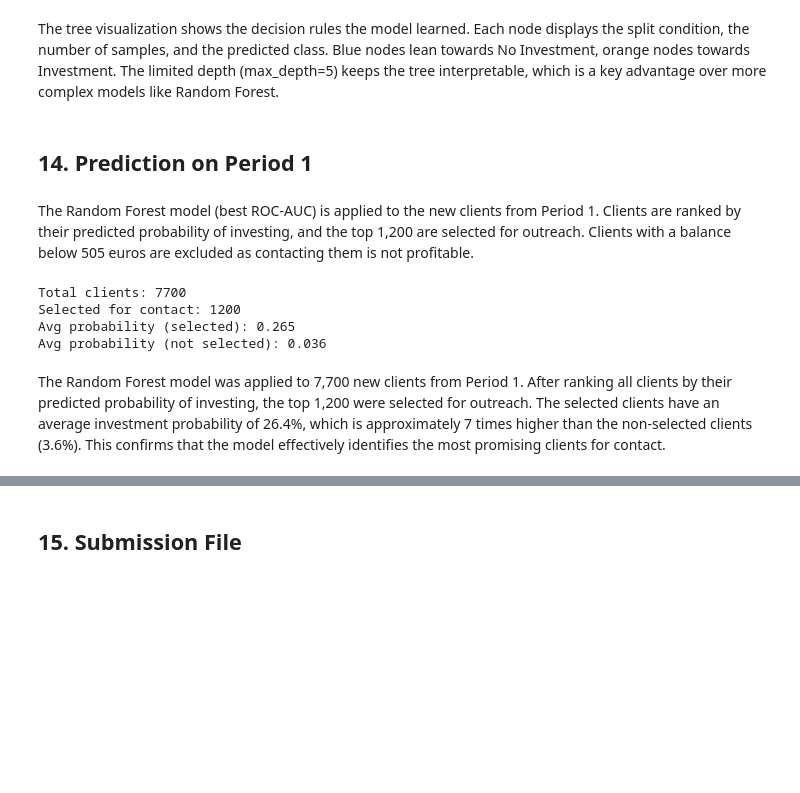
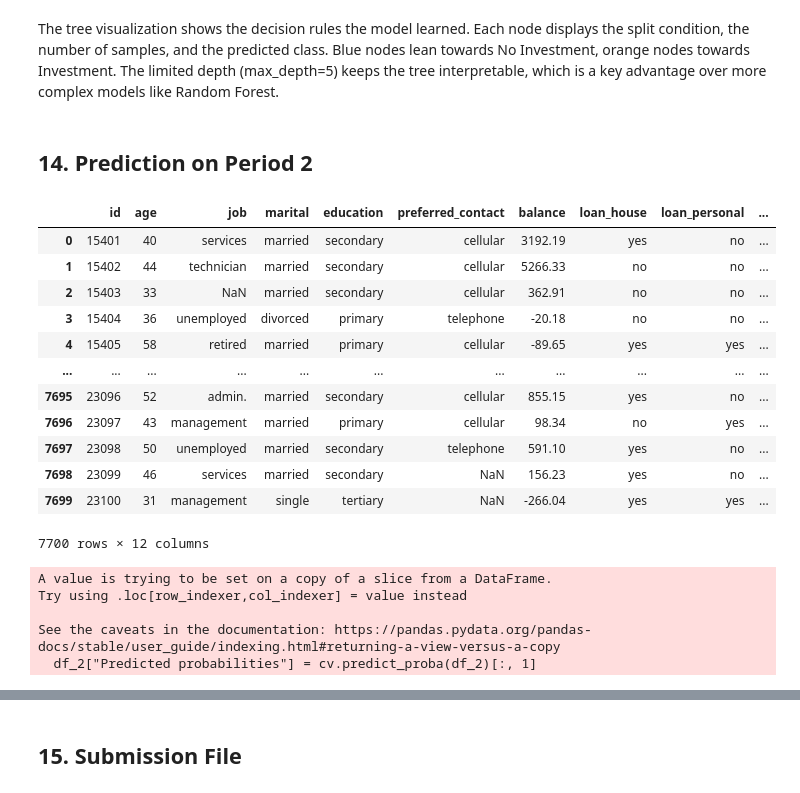
Before and after one commit to sguhring/Project_Catolica, a Jupyter notebook: Delivery_2.ipynb, the cells around one changed output, grey strips where cells are left out. Drawn from its saved outputs; the diff is of its cells as text; code cells hidden in the pictures; blank space fills up the shorter version.

Commit message:
predicted probabilities for Period 2

```diff
--- a/Delivery_2.ipynb
+++ b/Delivery_2.ipynb
@@ -513,37 +518,20 @@ plt.show()
 # %% [markdown]
 The tree visualization shows the decision rules the model learned. Each node displays the split condition, the number of samples, and the predicted class. Blue nodes lean towards No Investment, orange nodes towards Investment. The limited depth (max_depth=5) keeps the tree interpretable, which is a key advantage over more complex models like Random Forest.
 # %% [markdown]
-## 14. Prediction on Period 1
+## 14. Prediction on Period 2
-# %% [markdown]
-The Random Forest model (best ROC-AUC) is applied to the new clients from Period 1. Clients are ranked by their predicted probability of investing, and the top 1,200 are selected for outreach. Clients with a balance below 505 euros are excluded as contacting them is not profitable.
-# %%
-# Reload period 1 data (clean copy)
-df_1 = pd.read_csv("period_1_prediction.csv")
-
-# Prepare features (same columns as training)
-drop_cols_1 = ['id', 'period']
-X_1 = df_1.drop(columns=drop_cols_1)
-
-# Predict probabilities using Random Forest
-df_1['probability_of_investment'] = cv_rf.predict_proba(X_1)[:, 1]
-
-# Filter unprofitable clients (balance < 505)
-df_1['profitable'] = (df_1['balance'] >= 505).astype(int)
-df_1.loc[df_1['profitable'] == 0, 'probability_of_investment'] = 0
-
-# Rank by probability and select top 1200
-df_1 = df_1.sort_values('probability_of_investment', ascending=False)
-df_1['target'] = 0
-df_1.iloc[:1200, df_1.columns.get_loc('target')] = 1
-
-print(f"Total clients: {len(df_1)}")
-print(f"Selected for contact: {df_1['target'].sum()}")
-print(f"Avg probability (selected): {df_1[df_1['target']==1]['probability_of_investment'].mean():.3f}")
-print(f"Avg probability (not selected): {df_1[df_1['target']==0]['probability_of_investment'].mean():.3f}")
-# %% [output]
-Total clients: 7700
-Selected for contact: 1200
-Avg probability (selected): 0.265
-Avg probability (not selected): 0.036
-# %% [markdown]
-The Random Forest model was applied to 7,700 new clients from Period 1. After ranking all clients by their predicted probability of investing, the top 1,200 were selected for outreach. The selected clients have an average investment probability of 26.4%, which is approximately 7 times higher than the non-selected clients (3.6%). This confirms that the model effectively identifies the most promising clients for contact.
+# %%
+df_2
+# %% [output]
+|  | id | age | job | marital | education | preferred_contact | balance | loan_house | loan_personal | ... |
+| 0 | 15401 | 40 | services | married | secondary | cellular | 3192.19 | yes | no | ... |
+| 1 | 15402 | 44 | technician | married | secondary | cellular | 5266.33 | no | no | ... |
+| 2 | 15403 | 33 | NaN | married | secondary | cellular | 362.91 | no | no | ... |
+| 3 | 15404 | 36 | unemployed | divorced | primary | telephone | -20.18 | no | no | ... |
+| 4 | 15405 | 58 | retired | married | primary | cellular | -89.65 | yes | yes | ... |
+| ... | ... | ... | ... | ... | ... | ... | ... | ... | ... | ... |
+| 7695 | 23096 | 52 | admin. | married | secondary | cellular | 855.15 | yes | no | ... |
+| 7696 | 23097 | 43 | management | married | primary | cellular | 98.34 | no | yes | ... |
+| 7697 | 23098 | 50 | unemployed | married | secondary | telephone | 591.10 | yes | no | ... |
+| 7698 | 23099 | 46 | services | married | secondary | NaN | 156.23 | yes | no | ... |
+| 7699 | 23100 | 31 | management | single | tertiary | NaN | -266.04 | yes | yes | ... |
+7700 rows × 12 columns
@@ -549,0 +540,12 @@ The Random Forest model was applied to 7,700 new clients from Period 1. After ra
+# %%
+#columns_to_drop = ["id", "period"]
+#df_2 = df_2.drop(columns=columns_to_drop)
+
+
+df_2["Predicted probabilities"] = cv.predict_proba(df_2)[:, 1]
+# %% [output]
+A value is trying to be set on a copy of a slice from a DataFrame.
+Try using .loc[row_indexer,col_indexer] = value instead
+
+See the caveats in the documentation: https://pandas.pydata.org/pandas-docs/stable/user_guide/indexing.html#returning-a-view-versus-a-copy
+  df_2["Predicted probabilities"] = cv.predict_proba(df_2)[:, 1]
```
Also changed, not shown: parts of 7 cells of this notebook.
